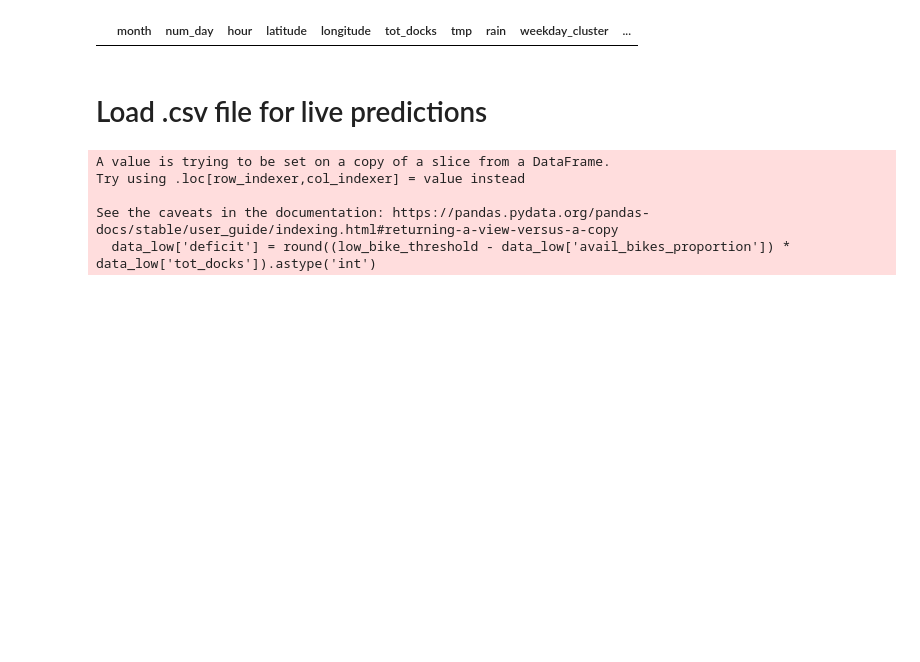
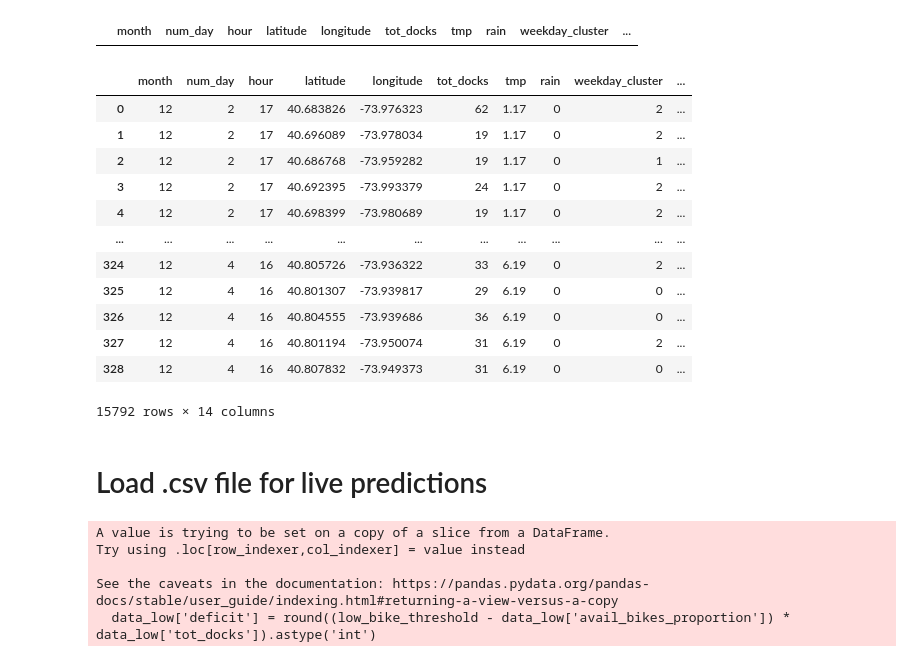
Before and after one commit to charles-v-phillips/citibike, a Jupyter notebook: robert/rebalancing_algorithm_48_hour_window.ipynb, the cells around one changed output. Saved outputs shown, nothing was run; the diff lists cells and outputs as text; code cells hidden in the pictures; blank space fills up the shorter version.

```diff
--- a/robert/rebalancing_algorithm_48_hour_window.ipynb
+++ b/robert/rebalancing_algorithm_48_hour_window.ipynb
@@ -67,12 +67,28 @@ user_input = pd.to_datetime('2021-12-19 14:00:00')
 month = user_input.month
 num_day = day_of_week_conversion[user_input.dayofweek]
 hour = user_input.hour
-# %%
-full[(full['month'] == month) & (full['num_day'] == num_day) & (full['hour'] == hour)]
-# %% [output]
-|  | month | num_day | hour | latitude | longitude | tot_docks | tmp | rain | weekday_cluster | ... |
+# %%
+full[(full['month'] == month) & (full['num_day'] == num_day) & (full['hour'] == hour)]
+# %% [output]
+|  | month | num_day | hour | latitude | longitude | tot_docks | tmp | rain | weekday_cluster | ... |
 # %%
 full.to_csv('../dash_app/data/robert/dataframe_for_live_predictions.csv', index = False)
+# %%
+full
+# %% [output]
+|  | month | num_day | hour | latitude | longitude | tot_docks | tmp | rain | weekday_cluster | ... |
+| 0 | 12 | 2 | 17 | 40.683826 | -73.976323 | 62 | 1.17 | 0 | 2 | ... |
+| 1 | 12 | 2 | 17 | 40.696089 | -73.978034 | 19 | 1.17 | 0 | 2 | ... |
+| 2 | 12 | 2 | 17 | 40.686768 | -73.959282 | 19 | 1.17 | 0 | 1 | ... |
+| 3 | 12 | 2 | 17 | 40.692395 | -73.993379 | 24 | 1.17 | 0 | 2 | ... |
+| 4 | 12 | 2 | 17 | 40.698399 | -73.980689 | 19 | 1.17 | 0 | 2 | ... |
+| ... | ... | ... | ... | ... | ... | ... | ... | ... | ... | ... |
+| 324 | 12 | 4 | 16 | 40.805726 | -73.936322 | 33 | 6.19 | 0 | 2 | ... |
+| 325 | 12 | 4 | 16 | 40.801307 | -73.939817 | 29 | 6.19 | 0 | 0 | ... |
+| 326 | 12 | 4 | 16 | 40.804555 | -73.939686 | 36 | 6.19 | 0 | 0 | ... |
+| 327 | 12 | 4 | 16 | 40.801194 | -73.950074 | 31 | 6.19 | 0 | 2 | ... |
+| 328 | 12 | 4 | 16 | 40.807832 | -73.949373 | 31 | 6.19 | 0 | 0 | ... |
+15792 rows × 14 columns
 # %% [markdown]
 # Load .csv file for live predictions
 # %%
```
Also changed, not shown: parts of 8 cells of this notebook, 1 other file.
